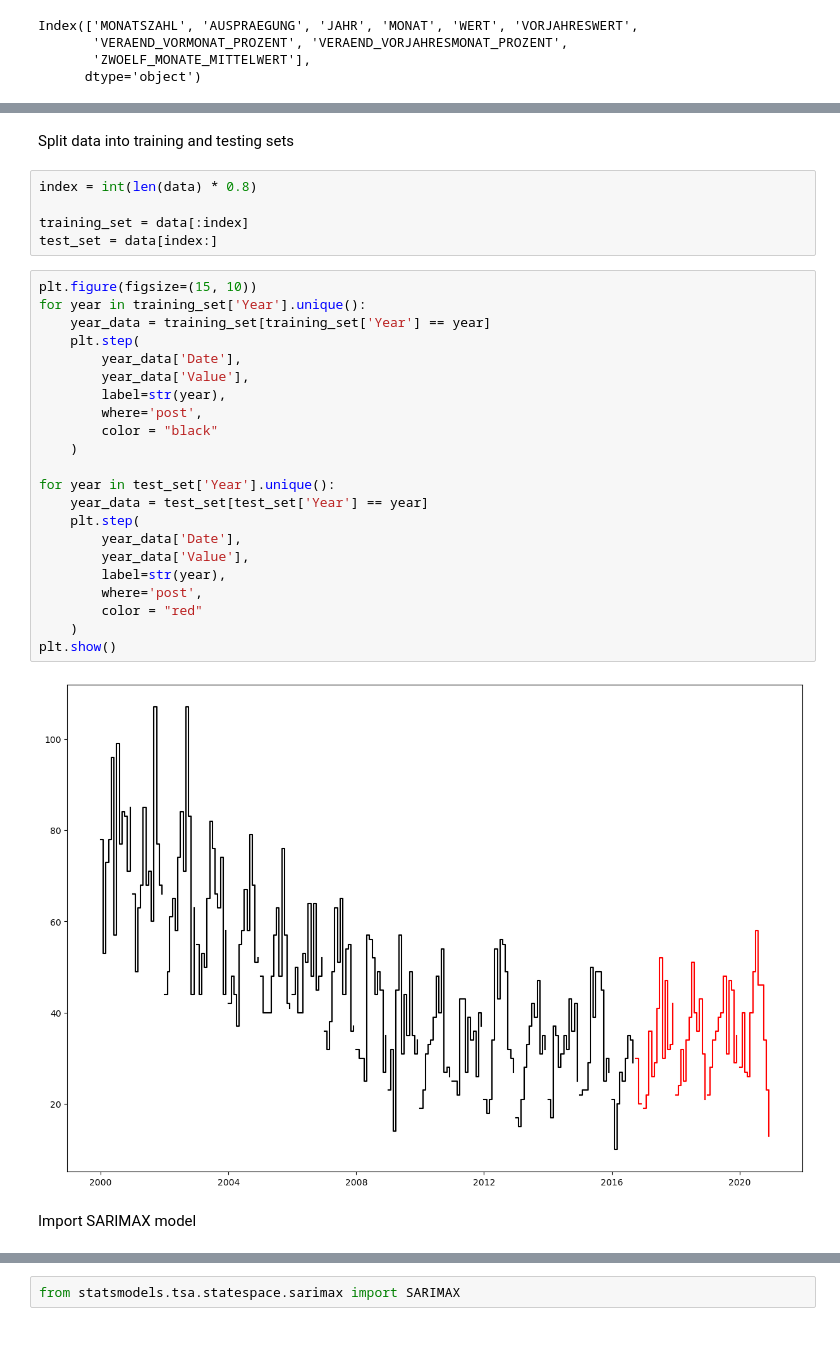
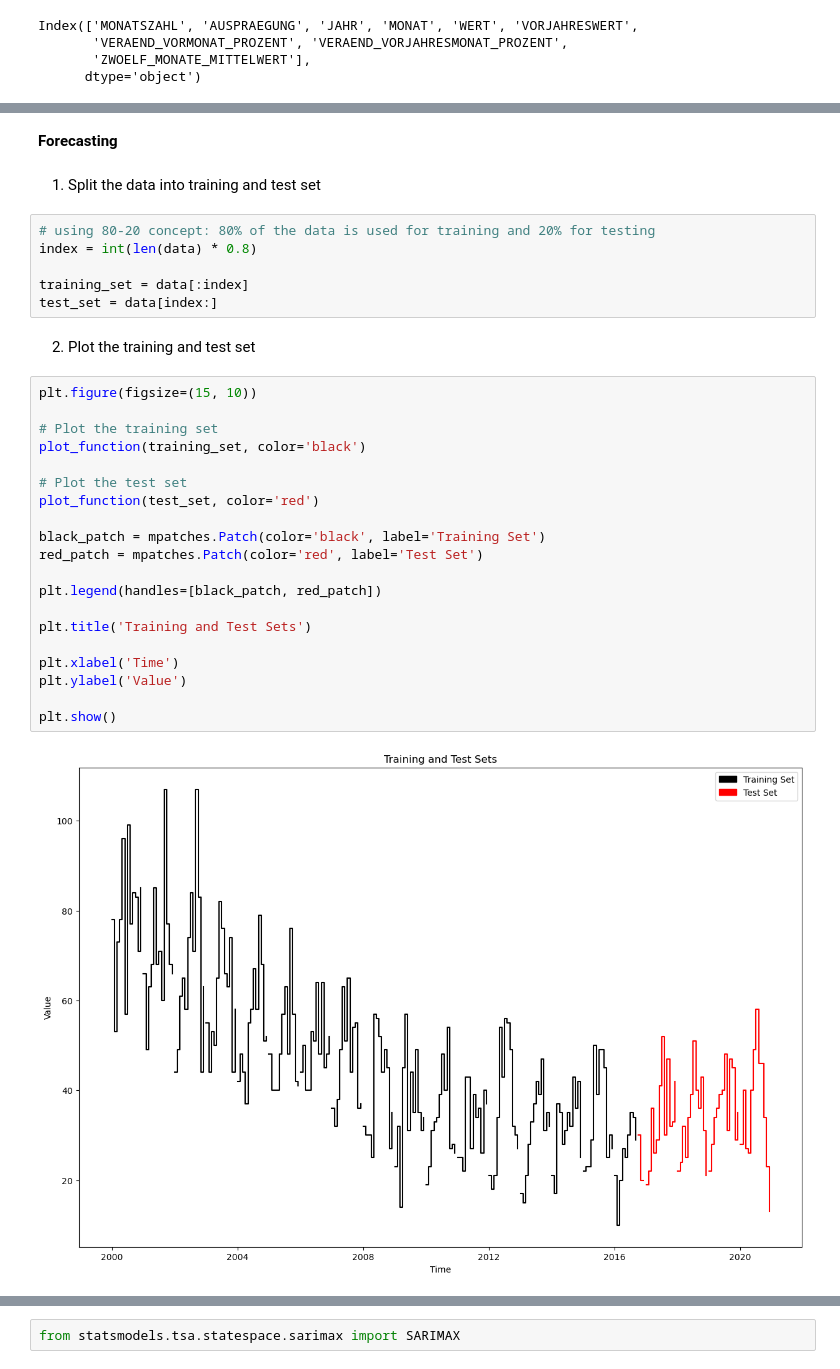
Before and after one commit to AndreeaLupu2000/DPS-AI-Challange, a Jupyter notebook: Classic-AI-Challenge.ipynb, the cells around one changed output, grey strips where cells are left out. Drawn from its saved outputs; the diff is of its cells as text; blank space fills up the shorter version.

```diff
--- a/Classic-AI-Challenge.ipynb
+++ b/Classic-AI-Challenge.ipynb
@@ -82,33 +92,34 @@ plt.show()
+# %% [markdown]
+**Forecasting**
 # %% [markdown]
-Split data into training and testing sets
+1. Split the data into training and test set
 # %%
+# using 80-20 concept: 80% of the data is used for training and 20% for testing
 index = int(len(data) * 0.8)
 
 training_set = data[:index]
 test_set = data[index:]
-# %%
-plt.figure(figsize=(15, 10))
-for year in training_set['Year'].unique():
-    year_data = training_set[training_set['Year'] == year]
-    plt.step(
-        year_data['Date'],
-        year_data['Value'],
-        label=str(year),
-        where='post',
-        color = "black"
-    )
-
-for year in test_set['Year'].unique():
-    year_data = test_set[test_set['Year'] == year]
-    plt.step(
-        year_data['Date'],
-        year_data['Value'],
-        label=str(year),
-        where='post',
-        color = "red"
-    )
-plt.show()
-# %% [output]
-[figure, removed]
-# %% [markdown]
-Import SARIMAX model
+# %% [markdown]
+2. Plot the training and test set
+# %%
+plt.figure(figsize=(15, 10))
+
+# Plot the training set
+plot_function(training_set, color='black')
+
+# Plot the test set
+plot_function(test_set, color='red')
+
+black_patch = mpatches.Patch(color='black', label='Training Set')
+red_patch = mpatches.Patch(color='red', label='Test Set')
+
+plt.legend(handles=[black_patch, red_patch])
+
+plt.title('Training and Test Sets')
+
+plt.xlabel('Time')
+plt.ylabel('Value')
+
+plt.show()
+# %% [output]
+[figure, added]
```
Also changed, not shown: parts of 35 cells of this notebook.
